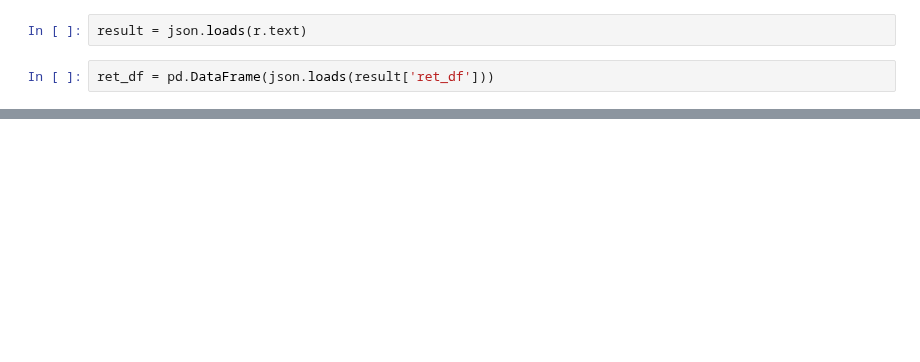
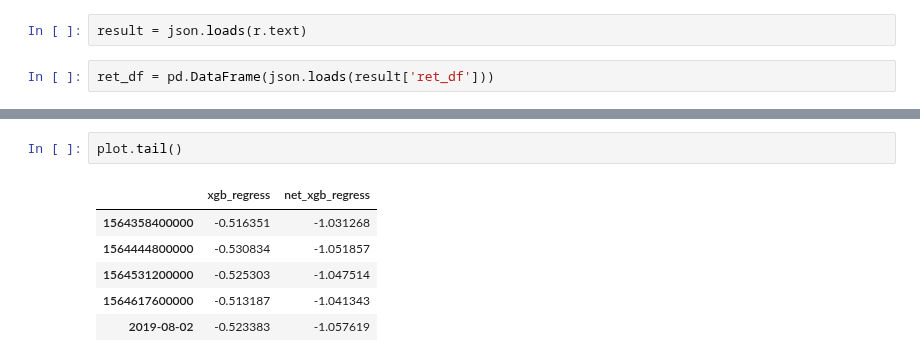
Before and after one commit to STHSF/MultiFactors, a Jupyter notebook: src/stacking/notebooks/web_request.ipynb, the cells around one changed output, grey strips where cells are left out. Drawn from its saved outputs; the diff is of its cells as text; blank space fills up the shorter version.

```diff
--- a/src/stacking/notebooks/web_request.ipynb
+++ b/src/stacking/notebooks/web_request.ipynb
@@ -63,0 +80,9 @@ print("夏普比率: {0:.2f}".format(np.sqrt(126) * np.mean(ret_df['net_xgb_regr
+# %%
+plot.tail()
+# %% [output]
+|  | xgb_regress | net_xgb_regress |
+| 1564358400000 | -0.516351 | -1.031268 |
+| 1564444800000 | -0.530834 | -1.051857 |
+| 1564531200000 | -0.525303 | -1.047514 |
+| 1564617600000 | -0.513187 | -1.041343 |
+| 2019-08-02 | -0.523383 | -1.057619 |
```
Also changed, not shown: parts of 5 cells of this notebook.
